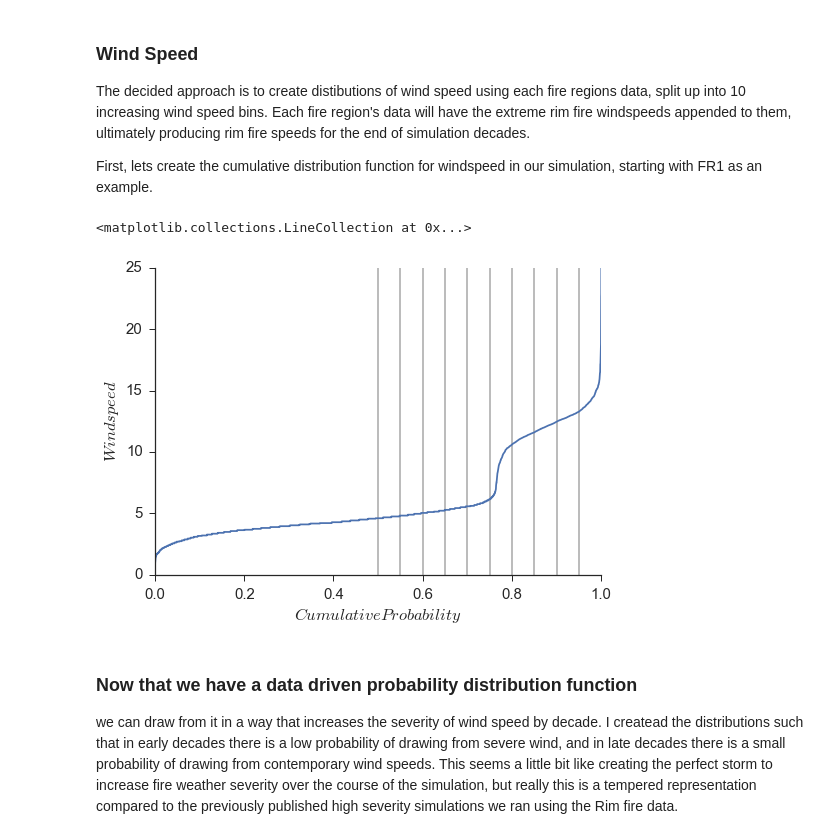
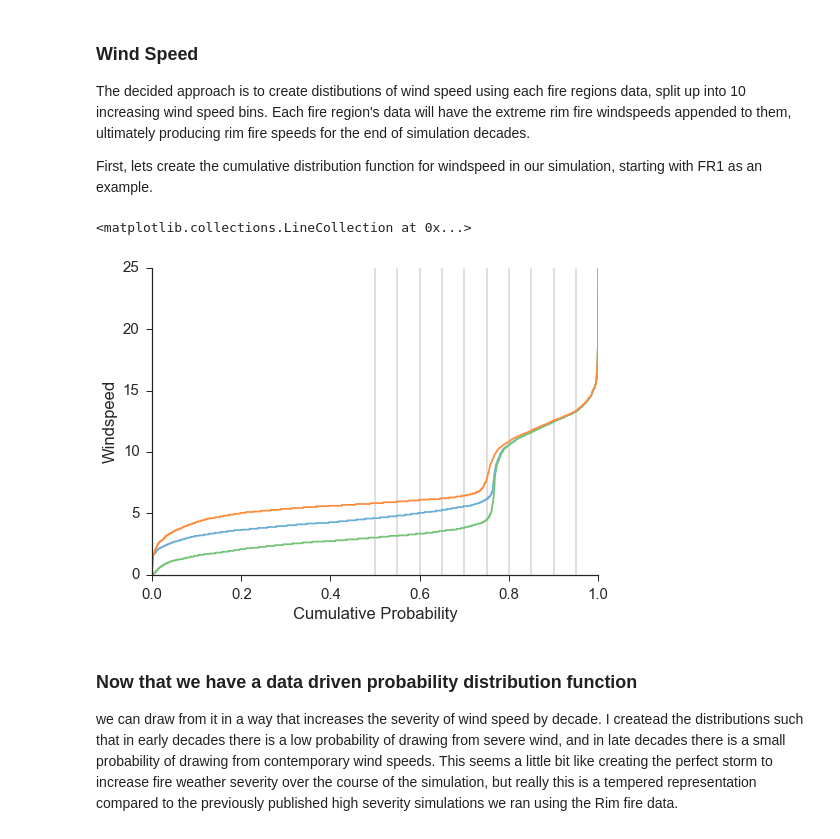
Before and after one commit to djkrofch/DinkeyCreek, a Jupyter notebook: ProjectedClimate.ipynb, the cells around one changed output. Cells and saved outputs as stored; diff of their text form; code cells hidden in the pictures.

Commit message:
Formalized distributions for each FR's FW
Read in and began to chunk into decades

```diff
--- a/ProjectedClimate.ipynb
+++ b/ProjectedClimate.ipynb
@@ -809,30 +812,35 @@ First, lets create the cumulative distribution function for windspeed in our sim
 # %%
 # First lets read in the old fire weather and plot distributions of the wind speeds.
 FR1 = pd.read_csv(DFFSDir + 'FR1_RawsWeather.csv')
 FR2 = pd.read_csv(DFFSDir + 'FR2_RawsWeather.csv')
 FR3 = pd.read_csv(DFFSDir + 'FR3_RawsWeather.csv')
 FRS = pd.read_csv(DFFSDir + 'FR1_RawsWeatherS_Final.csv')
 
-# Add in some years of severe wind data
-FR1_winds = FR1.windspeed.append(FRS[FRS.year >= 2010].windspeed)
+FRcolors = ['#6baed6','#74c476','#fd8d3c']
+f, ax = plt.subplots()
+idx = 0
+for FR in [FR1, FR2, FR3]:
 
-# Calculate the CDF of our distribution
-sortedWind = np.sort(FR1_winds)
-p = 1. * np.arange(len(sortedWind)) / (len(sortedWind) - 1)
+    # Add in some years of severe wind data
+    FR_winds = FR.windspeed.append(FRS[FRS.year >= 2010].windspeed)
 
-sns.set_context('notebook', font_scale=1.5)
-# plot an exmaple CDF
-f, ax = plt.subplots()
-ax.plot(p, sortedWind)
-ax.set_xlabel('$Cumulative Probability$')
-ax.set_ylabel('$Windspeed$')
-sns.despine()
-sns.set_style('ticks')
-pecentiles = [0.5, 0.55, 0.6, 0.65, 0.7, 0.75, 0.8, 0.85, 0.9, 0.95]
-ax.vlines(pecentiles, 0, 25, alpha = 0.3)
+    # Calculate the CDF of our distribution
+    sortedWind = np.sort(FR_winds)
+    p = 1. * np.arange(len(sortedWind)) / (len(sortedWind) - 1)
+
+    sns.set_context('notebook', font_scale=1.5)
+    # plot an exmaple CDF
+    ax.plot(p, sortedWind, color = FRcolors[idx])
+    ax.set_xlabel('Cumulative Probability')
+    ax.set_ylabel('Windspeed')
+    sns.despine()
+    sns.set_style('ticks')
+    pecentiles = [0.5, 0.55, 0.6, 0.65, 0.7, 0.75, 0.8, 0.85, 0.9, 0.95]
+    idx += 1
+ax.vlines(pecentiles, 0, 25, alpha = 0.7, color = '#cccccc')
 # %% [output]
 <matplotlib.collections.LineCollection at 0x...>
-[figure, old version]
+[figure, new version]
 # %% [markdown]
 ### Now that we have a data driven probability distribution function
 we can draw from it in a way that increases the severity of wind speed by decade. I createad the distributions such that in early decades there is a low probability of drawing from severe wind, and in late decades there is a small probability of drawing from contemporary wind speeds. This seems a little bit like creating the perfect storm to increase fire weather severity over the course of the simulation, but really this is a tempered representation compared to the previously published high severity simulations we ran using the Rim fire data.
```
Also changed, not shown: parts of 9 cells of this notebook, 1 other file.
